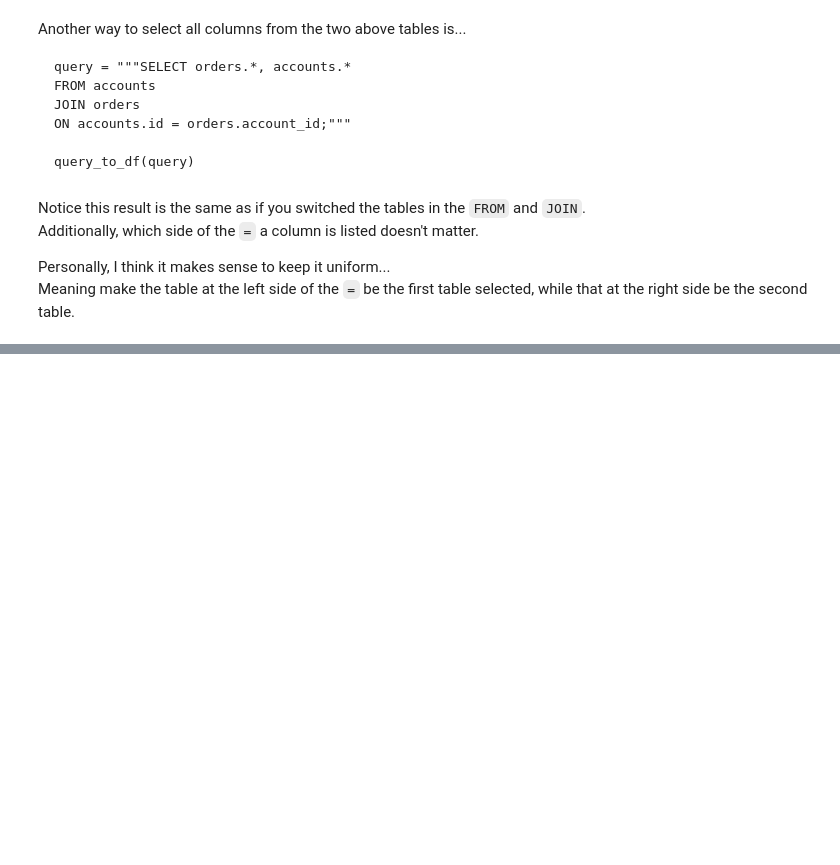
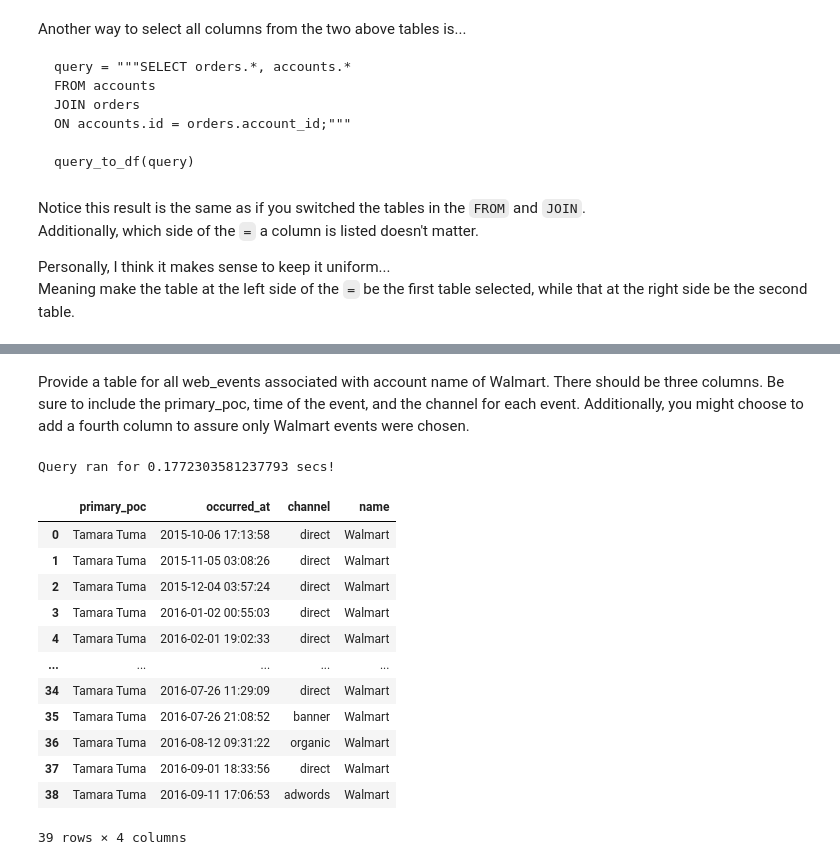
Before and after one commit to Lawrence-Krukrubo/EDA, a Jupyter notebook: sql_for_data_analysis2.ipynb, the cells around one changed output, grey strips where cells are left out. Cells and saved outputs as stored; diff of their text form; code cells hidden in the pictures; blank space fills up the shorter version.

Commit message:
Code: Summary exercises on SQL joins

```diff
--- a/sql_for_data_analysis2.ipynb
+++ b/sql_for_data_analysis2.ipynb
@@ -99,6 +99,7 @@ Defining a method that converts a select query to a data frame
 # %%
 def query_to_df(query):
     # so we never have more than 20 rows displayed
+    st = time.time()
     pd.set_option('display.max_rows', 20)
     df = None
     cursor.execute(query)
@@ -117,7 +118,7 @@ def query_to_df(query):
             df = pd.concat([df, x], ignore_index=True)
         else:
             df = pd.DataFrame(data)
-
+    print(f'Query ran for {time.time()-st} secs!')
     return df
 # %%
 # 1. For the accounts table
@@ -343,0 +564,22 @@ query_to_df(query)
+# %% [markdown]
+Provide a table for all web_events associated with account name of Walmart. There should be three columns. Be sure to include the primary_poc, time of the event, and the channel for each event. Additionally, you might choose to add a fourth column to assure only Walmart events were chosen.
+# %%
+query = 'SELECT accounts.primary_poc, web_events.occurred_at, web_events.channel,\
+        accounts.name FROM accounts JOIN web_events ON \
+        accounts.id = web_events.account_id WHERE accounts.name LIKE "Walmart%";'
+query_to_df(query)
+# %% [output]
+Query ran for 0.1772303581237793 secs!
+|  | primary_poc | occurred_at | channel | name |
+| 0 | Tamara Tuma | 2015-10-06 17:13:58 | direct | Walmart |
+| 1 | Tamara Tuma | 2015-11-05 03:08:26 | direct | Walmart |
+| 2 | Tamara Tuma | 2015-12-04 03:57:24 | direct | Walmart |
+| 3 | Tamara Tuma | 2016-01-02 00:55:03 | direct | Walmart |
+| 4 | Tamara Tuma | 2016-02-01 19:02:33 | direct | Walmart |
+| ... | ... | ... | ... | ... |
+| 34 | Tamara Tuma | 2016-07-26 11:29:09 | direct | Walmart |
+| 35 | Tamara Tuma | 2016-07-26 21:08:52 | banner | Walmart |
+| 36 | Tamara Tuma | 2016-08-12 09:31:22 | organic | Walmart |
+| 37 | Tamara Tuma | 2016-09-01 18:33:56 | direct | Walmart |
+| 38 | Tamara Tuma | 2016-09-11 17:06:53 | adwords | Walmart |
+39 rows × 4 columns
```
Also changed, not shown: parts of 59 cells of this notebook.
